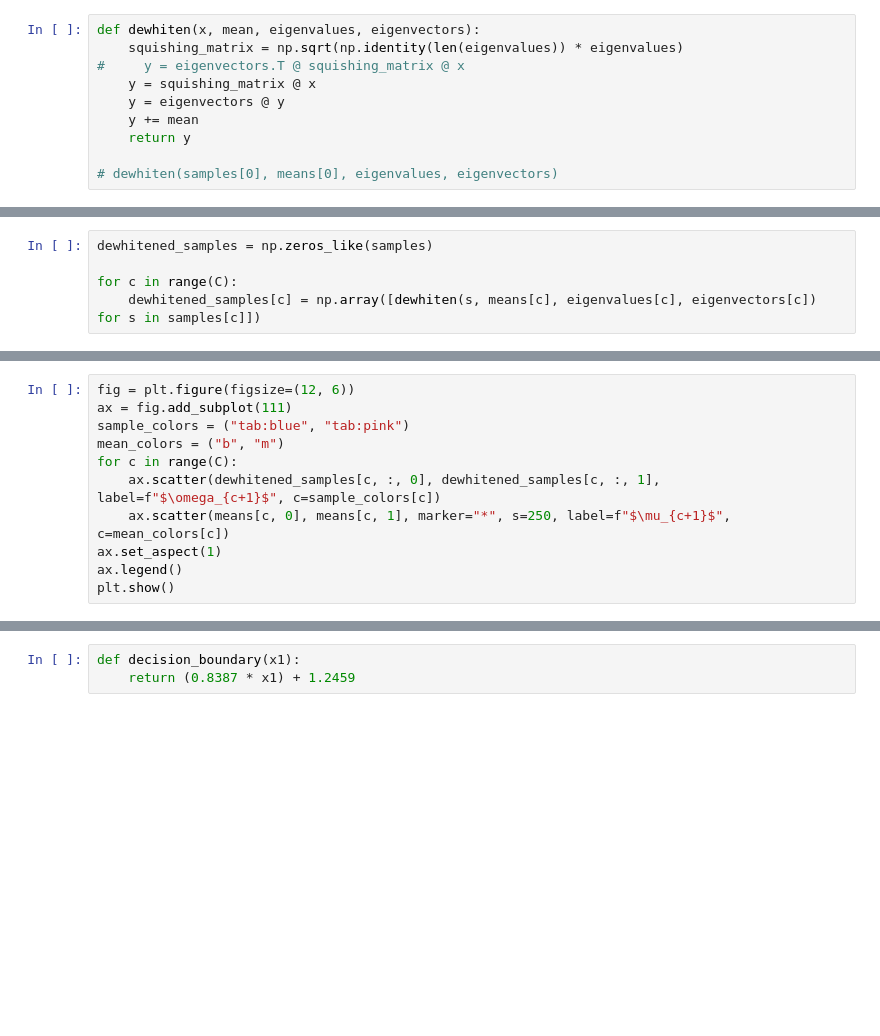
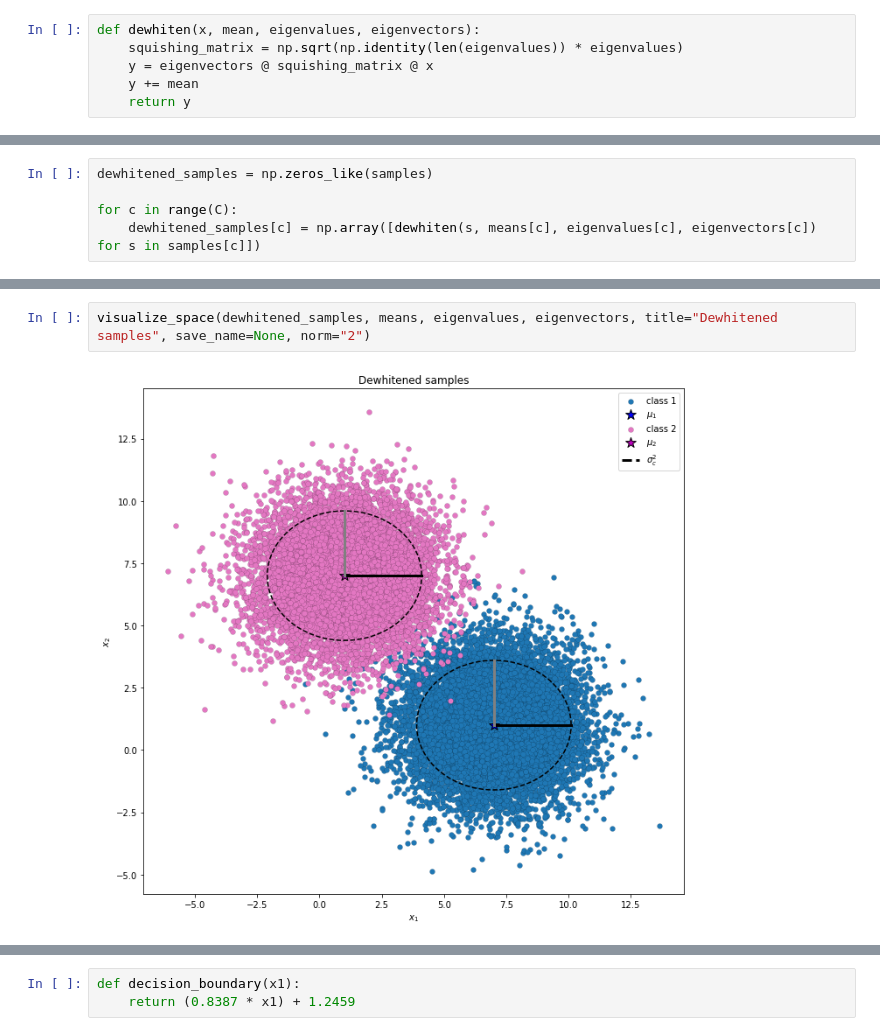
Before and after one commit to tmwatchanan/pattern-recognition, a Jupyter notebook: miniproject_2.ipynb, the cells around one changed output, grey strips where cells are left out. Cells and saved outputs as stored; diff of their text form; blank space fills up the shorter version.

```diff
--- a/miniproject_2.ipynb
+++ b/miniproject_2.ipynb
@@ -443,10 +487,6 @@ Canvas(toolbar=Toolbar(toolitems=[('Home', 'Reset original view', 'home', 'home'
 # %%
 def dewhiten(x, mean, eigenvalues, eigenvectors):
     squishing_matrix = np.sqrt(np.identity(len(eigenvalues)) * eigenvalues)
-#     y = eigenvectors.T @ squishing_matrix @ x
-    y = squishing_matrix @ x
-    y = eigenvectors @ y
+    y = eigenvectors @ squishing_matrix @ x
     y += mean
     return y
-
-# dewhiten(samples[0], means[0], eigenvalues, eigenvectors)
@@ -474,11 +497,0 @@ dewhitened_samples.shape
-# %%
-fig = plt.figure(figsize=(12, 6))
-ax = fig.add_subplot(111)
-sample_colors = ("tab:blue", "tab:pink")
-mean_colors = ("b", "m")
-for c in range(C):
-    ax.scatter(dewhitened_samples[c, :, 0], dewhitened_samples[c, :, 1], label=f"$\omega_{c+1}$", c=sample_colors[c])
-    ax.scatter(means[c, 0], means[c, 1], marker="*", s=250, label=f"$\mu_{c+1}$", c=mean_colors[c])
-ax.set_aspect(1)
-ax.legend()
-plt.show()
@@ -502 +548,5 @@ array([[0.32258065,        inf],
+# %%
+visualize_space(dewhitened_samples, means, eigenvalues, eigenvectors, title="Dewhitened samples", save_name=None, norm="2")
+# %% [output]
+[figure, added]
 # %% [markdown]
```
Also changed, not shown: parts of 127 cells of this notebook.
